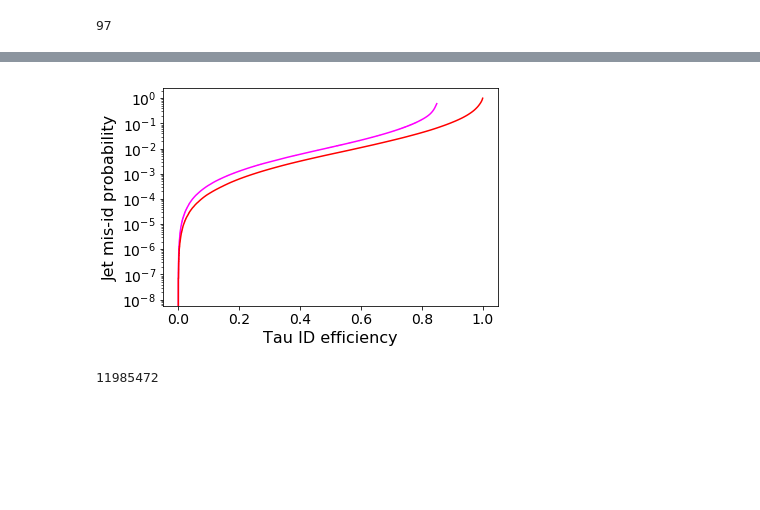
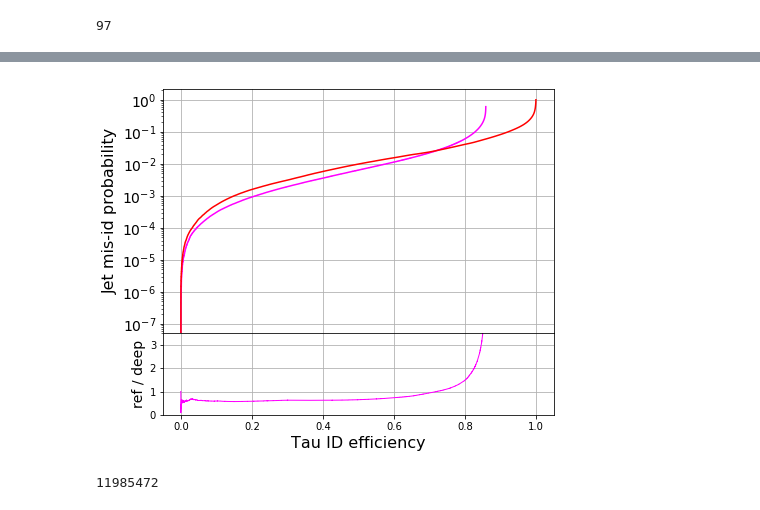
Before and after one commit to cms-tau-pog/TauMLTools, a Jupyter notebook: Analysis/notebooks/ProcessResults.ipynb, the cells around one changed output, grey strips where cells are left out. Saved outputs shown, nothing was run; the diff lists cells and outputs as text; code cells hidden in the pictures; blank space fills up the shorter version.

Commit message:
Working on DeepTau_v4 training.
Former-commit-id: 7713d021f6291a910f69547904b1d282733f5590

```diff
--- a/Analysis/notebooks/ProcessResults.ipynb
+++ b/Analysis/notebooks/ProcessResults.ipynb
@@ -35,7 +44,7 @@ file_name = folder + 'DYJetsToLL_M-50_TuneCP5_13TeV-amcatnloFXFX-pythia8.hdf5'
 df = pandas.read_hdf(file_name)
 # %%
 #df_qcd = pandas.read_hdf(folder + 'ZeroBias.hdf5')
-df_qcd = pandas.read_hdf(folder + 'TTToHadronic_TuneCP5_PSweights_13TeV-powheg-pythia8.hdf5')
+df_qcd = pandas.read_hdf(folder + 'TTToHadronic_TuneCP5.hdf5')
 # %%
 #df = file['taus'].arrays(outputtype=pandas.DataFrame)
 #df.columns = [ c.decode('utf-8') for c in df.columns ]
@@ -47,7 +56,7 @@ gc.collect()
 # %% [output]
 111
 # %%
-df = df.append(df_taus)
+df = df_qcd.append(df_taus)
 # %%
 del df_taus
 gc.collect()
@@ -66,20 +89,44 @@ ProcessDF(df)
 # %%
 #presel = (df['pt'] > 20) & (df['pt'] <= 100) & (np.abs(df['eta']) < 2.3)
 presel = (df['pt'] > 20) & (np.abs(df['eta']) < 2.3)
+# %%
+def create_roc_ratio(x1, y1, x2, y2):
+    idx_min = np.argmax((x2 >= x1[0]) & (y2 > 0))
+    if x2[-1] <= x1[-1]:
+        idx_max = x2.shape[0]
+    else:
+         idx_max = np.argmax(x2 > x1[-1])
+    sp = interpolate.interp1d(x1, y1)
+    x1_upd = x2[idx_min:idx_max]
+    y1_upd = sp(x1_upd)
+    return x1_upd, y1_upd / y2[idx_min:idx_max]
 # %%
 df_tj = df[((df['gen_tau'] == True) | (df['gen_jet'] == True)) & presel]
-fpr_ref, tpr_ref, thresholds_ref = metrics.roc_curve(df_tj['gen_tau'], df_tj['refId_jet'])
+fpr_ref, tpr_ref, thresholds_ref = metrics.roc_curve(df_tj['gen_tau'], df_tj['refId_jet'], drop_intermediate=False)
 fpr, tpr, thresholds = metrics.roc_curve(df_tj['gen_tau'], df_tj['tau_vs_jet'])
-plt.semilogy(tpr_ref[:-1], fpr_ref[:-1], 'magenta', tpr, fpr, 'red')
+tpr_ratio, fpr_ratio = create_roc_ratio(tpr_ref[:-1], fpr_ref[:-1], tpr, fpr)
+
+fig, (ax, ax_ratio) = plt.subplots(2, 1, figsize=(7,6), sharex=True, gridspec_kw = {'height_ratios':[3, 1]})
+ax.semilogy(tpr_ref[:-1], fpr_ref[:-1], 'magenta', tpr, fpr, 'red')
+
+ax_ratio.plot(tpr_ratio, fpr_ratio, 'magenta', linewidth=1)
 #plt.ylim([0,0.2])
 #plt.xlim([.4, 0.8])
-plt.xlabel('Tau ID efficiency', fontsize=16)
-plt.ylabel('Jet mis-id probability', fontsize=16)
-plt.xticks(fontsize=14)
-plt.yticks(fontsize=14)
-plt.savefig('tau_vs_jet.pdf', bbox_inches='tight')
+ax_ratio.set_ylim([0, 3.5])
+ax.set_ylabel('Jet mis-id probability', fontsize=16)
+ax_ratio.set_xlabel('Tau ID efficiency', fontsize=16)
+ax_ratio.set_ylabel('ref / deep', fontsize=14)
+ax.tick_params(labelsize=14)
+ax_ratio.tick_params(labelsize=10)
+
+ax.grid(True)
+ax_ratio.grid(True)
+
+plt.subplots_adjust(hspace=0)
+plt.show()
+fig.savefig('tau_vs_jet.pdf', bbox_inches='tight')
 # %% [output]
-[figure, old version]
+[figure, new version]
 # %%
 def FindThresholds(df, var_name, pt_bins, target_eff):
     thr = np.zeros(len(pt_bins) - 1)
```
Also changed, not shown: parts of 17 cells of this notebook, 13 other files.
